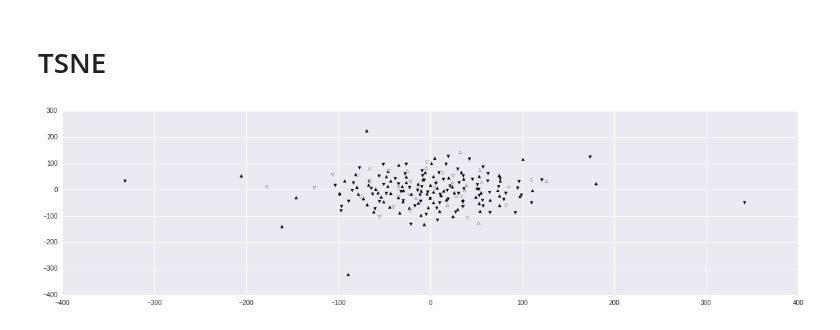
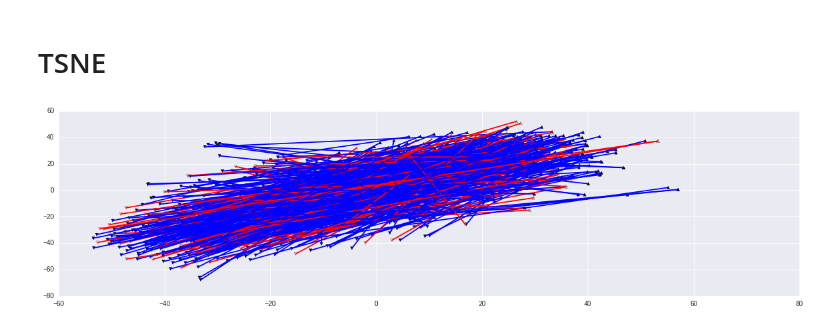
Before and after one commit to louweal/wordgame, a Jupyter notebook: notebooks/Wordgame Word2Vec features.ipynb, the cells around one changed output. Drawn from its saved outputs; the diff is of its cells as text; code cells hidden in the pictures.

Commit message:
added lines to tsne plot between word pairs

```diff
--- a/notebooks/Wordgame Word2Vec features.ipynb
+++ b/notebooks/Wordgame Word2Vec features.ipynb
@@ -168,42 +159,53 @@ plt.show()
 from sklearn.manifold import TSNE
 
 #print(tdf[tdf['nt']].head(20))
+m = 500
 
 arr1 = []
 for vec in df.wv1:
-    if(len(arr1) < 100):
+    if(len(arr1) < m):
         arr1.append(vec)
 c1 = []
 for b in df.nt:
-    if(len(c1) < 100):
+    if(len(c1) < m):
         c1.append(b)
 
 arr2 = []
 for vec in df.wv2:
-    if(len(arr2) < 100):
+    if(len(arr2) < m):
         arr2.append(vec)
 
 c2 = []
 for b in df.nt:
-    if(len(c2) < 100):
+    if(len(c2) < m):
         c2.append(b)
 #print(arr)
+
+def setCol(boo):
+    if boo == True:
+        return 'b'
+    else:
+        return 'r'
 
 #mtx = [calcVec("london"), calcVec("england"), calcVec("paris"), calcVec("france"), calcVec("madrid"), calcVec("spain"), calcVec("brussels"), calcVec("belgium")]
 #classes = [0,1,0,1,0,1,0,1]
 #print(mtx)
 
 red_mtx1 = TSNE(random_state=42).fit_transform(arr1)
 red_mtx2 = TSNE(random_state=42).fit_transform(arr2)
 
 plt.figure(figsize=(20, 5))
 plt.scatter(red_mtx1[:,0], red_mtx1[:,1], marker='^',c=c1)
 plt.scatter(red_mtx2[:,0], red_mtx2[:,1], marker='v',c=c2)
-for i in range(0,100):
-    plt.plot(red_mtx1[i,0], red_mtx1[i,1])
+for i in range(0,m):
+    start = [red_mtx1[i,0], red_mtx1[i,1]]
+    end = [red_mtx2[i,0], red_mtx2[i,1]]
+    colo = setCol(c1[i])
+    path = [start, end]
+    plt.plot(*zip(*path),c=colo)
 axes = plt.gca()
 #axes.set_xlim([-0.0003,0.0003])
 #axes.set_ylim([-0.0005,0.0004])
 plt.show()
 # %% [output]
-[figure, old version]
+[figure, new version]
```
Also changed, not shown: parts of 4 cells of this notebook.
